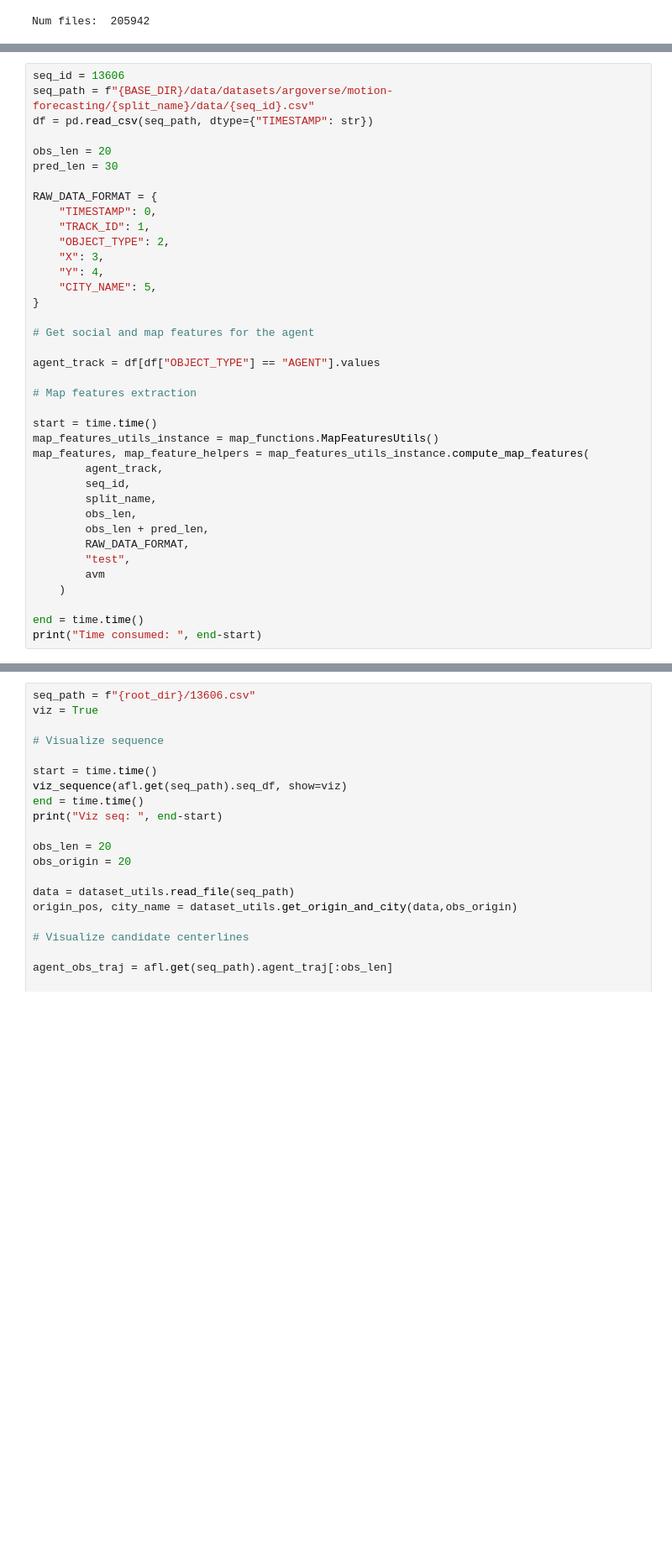
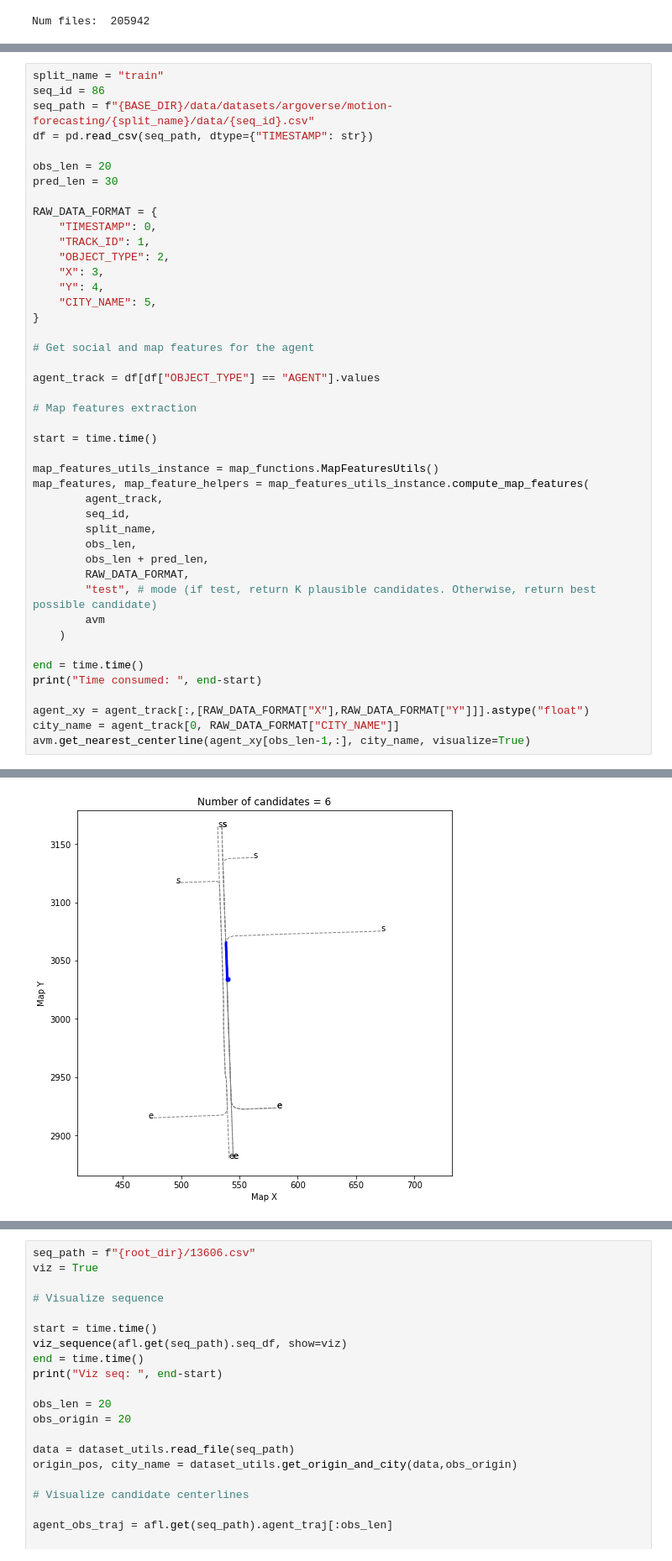
Before and after one commit to Cram3r95/mapfe4mp, a Jupyter notebook: evaluate/argoverse/test_argoverse_forecasting_map.ipynb, the cells around one changed output, grey strips where cells are left out. Shown: that part at 84% size. Cells and saved outputs as stored; diff of their text form; blank space fills up the shorter version.

Commit message:
Work on interpolated oracle centerline

```diff
--- a/evaluate/argoverse/test_argoverse_forecasting_map.ipynb
+++ b/evaluate/argoverse/test_argoverse_forecasting_map.ipynb
@@ -60,5 +52,6 @@ The autoreload extension is already loaded. To reload it, use:
 # %%
-seq_id = 13606
+split_name = "train"
+seq_id = 86
 seq_path = f"{BASE_DIR}/data/datasets/argoverse/motion-forecasting/{split_name}/data/{seq_id}.csv"
 df = pd.read_csv(seq_path, dtype={"TIMESTAMP": str})
 
@@ -81,6 +74,7 @@ agent_track = df[df["OBJECT_TYPE"] == "AGENT"].values
 # Map features extraction
 
 start = time.time()
+
 map_features_utils_instance = map_functions.MapFeaturesUtils()
 map_features, map_feature_helpers = map_features_utils_instance.compute_map_features(
         agent_track,
@@ -89,11 +83,15 @@ map_features, map_feature_helpers = map_features_utils_instance.compute_map_feat
         obs_len,
         obs_len + pred_len,
         RAW_DATA_FORMAT,
-        "test",
+        "test", # mode (if test, return K plausible candidates. Otherwise, return best possible candidate)
         avm
     )
 
 end = time.time()
 print("Time consumed: ", end-start)
+
+agent_xy = agent_track[:,[RAW_DATA_FORMAT["X"],RAW_DATA_FORMAT["Y"]]].astype("float")
+city_name = agent_track[0, RAW_DATA_FORMAT["CITY_NAME"]]
+avm.get_nearest_centerline(agent_xy[obs_len-1,:], city_name, visualize=True)
 # %% [output]
 dfs_threshold_front, dfs_threshold_back:  139.5 84.0
@@ -100,0 +99 @@ Time consumed:  0.35953187942504883
+[figure, added]
```
Also changed, not shown: parts of 5 cells of this notebook, 11 other files.
